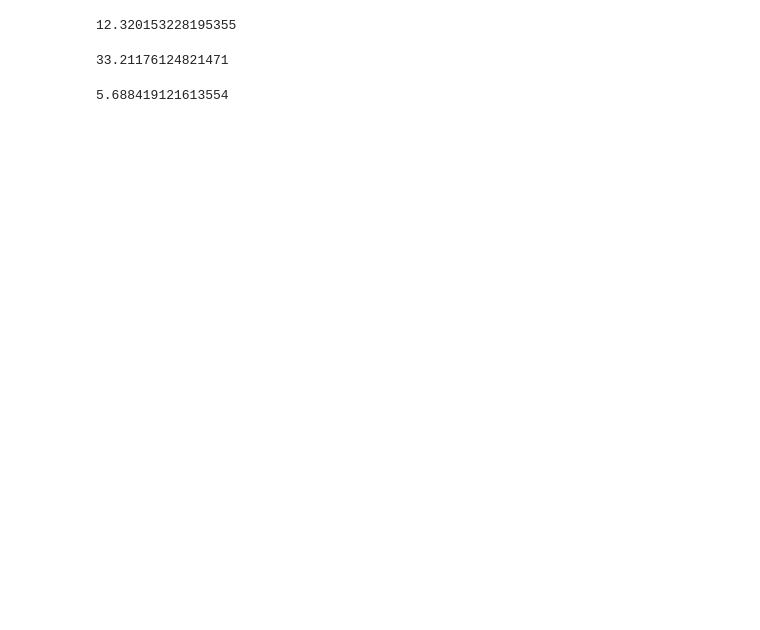
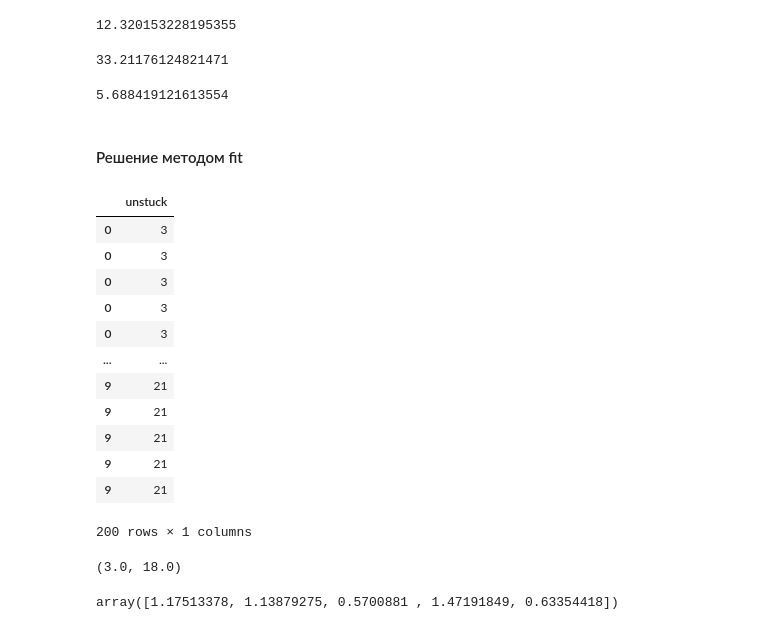
Before and after one commit to NeckofNickey/Statistics_tasks, a Jupyter notebook: Statistics_tasks/Method_of_moments_Method_of_estimation_of_population_parameters.ipynb, the cells around one changed output. Saved outputs shown, nothing was run; the diff lists cells and outputs as text; code cells hidden in the pictures; blank space fills up the shorter version.

```diff
--- a/Statistics_tasks/Method_of_moments_Method_of_estimation_of_population_parameters.ipynb
+++ b/Statistics_tasks/Method_of_moments_Method_of_estimation_of_population_parameters.ipynb
@@ -118,3 +142,45 @@ np.random.uniform(a, b, 1000).std()
 12.320153228195355
 33.21176124821471
 5.688419121613554
+# %% [markdown]
+#### Решение методом fit
+# %%
+# Разгруппируем данные
+
+df['unstuck'] = df.apply(lambda row: list([row["x_i"]]) * int(row["n_i"]), axis=1)
+
+df_unstuck = df[['unstuck']]
+
+df_unstuck = df_unstuck.explode('unstuck')
+
+df_unstuck['unstuck'] = df_unstuck['unstuck'].apply(lambda x: int(x))
+
+df_unstuck
+# %% [output]
+|  | unstuck |
+| 0 | 3 |
+| 0 | 3 |
+| 0 | 3 |
+| 0 | 3 |
+| 0 | 3 |
+| ... | ... |
+| 9 | 21 |
+| 9 | 21 |
+| 9 | 21 |
+| 9 | 21 |
+| 9 | 21 |
+200 rows × 1 columns
+# %%
+uniform.fit(df_unstuck.unstuck)
+# %% [output]
+(3.0, 18.0)
+# %%
+from scipy.stats import rv_continuous
+import numpy as np
+class Mydist(rv_continuous):
+    def _pdf(self, x, k):
+        return k*np.exp(-x*k)
+mydist = Mydist(a=0, b=np.inf, shapes='k')
+mydist.rvs(size=5, k=1)
+# %% [output]
+array([1.17513378, 1.13879275, 0.5700881 , 1.47191849, 0.63354418])
```
Also changed, not shown: parts of 4 cells of this notebook, 2 other files.
